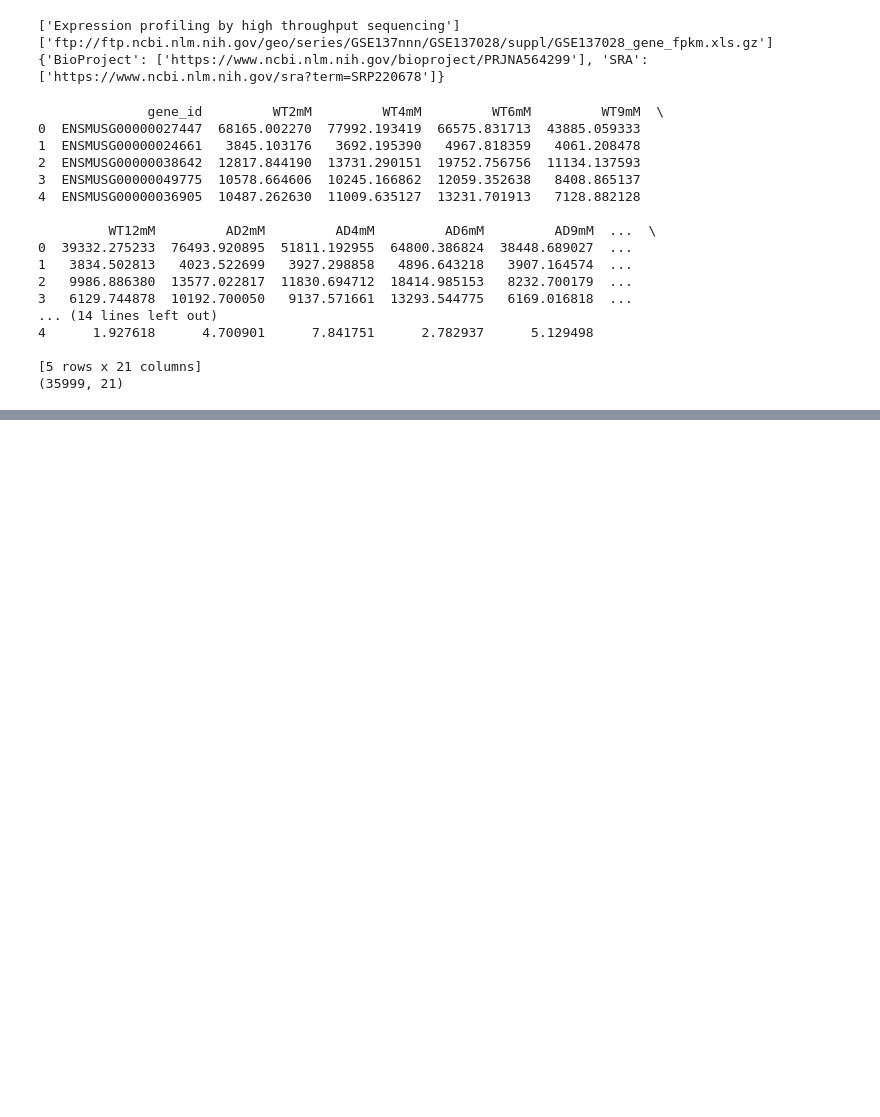
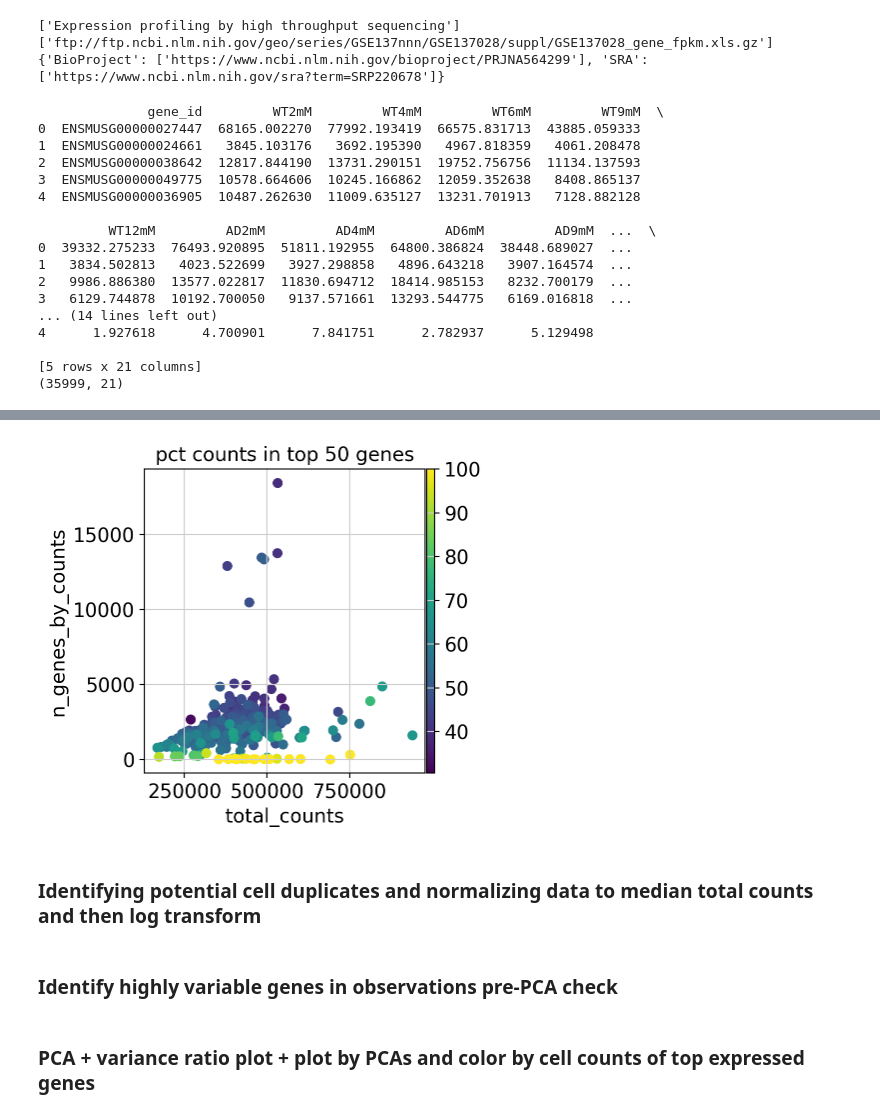
Before and after one commit to toritotony/Microglia-ML-Project, a Jupyter notebook: GEOparse/GEOparseMicroglia.ipynb, the cells around one changed output, grey strips where cells are left out. Cells and saved outputs as stored; diff of their text form; code cells hidden in the pictures; blank space fills up the shorter version.

```diff
--- a/GEOparse/GEOparseMicroglia.ipynb
+++ b/GEOparse/GEOparseMicroglia.ipynb
@@ -251,0 +519,7 @@ print(df_137028.shape)
+# %%
+# pct_counts_in_top_50_genes is cumulative percentage of counts from the top 50 most expressed genes
+sc.pl.scatter(adata_103334_0w, "total_counts", "n_genes_by_counts", color="pct_counts_in_top_50_genes")
+# %% [output]
+[figure, added]
+# %% [markdown]
+### Identifying potential cell duplicates and normalizing data to median total counts and then log transform
@@ -251,0 +535,2 @@ print(df_137028.shape)
+# %% [markdown]
+### Identify highly variable genes in observations pre-PCA check
@@ -251,0 +540,2 @@ print(df_137028.shape)
+# %% [markdown]
+### PCA + variance ratio plot + plot by PCAs and color by cell counts of top expressed genes
```
Also changed, not shown: parts of 66 cells of this notebook, 3 other files.
